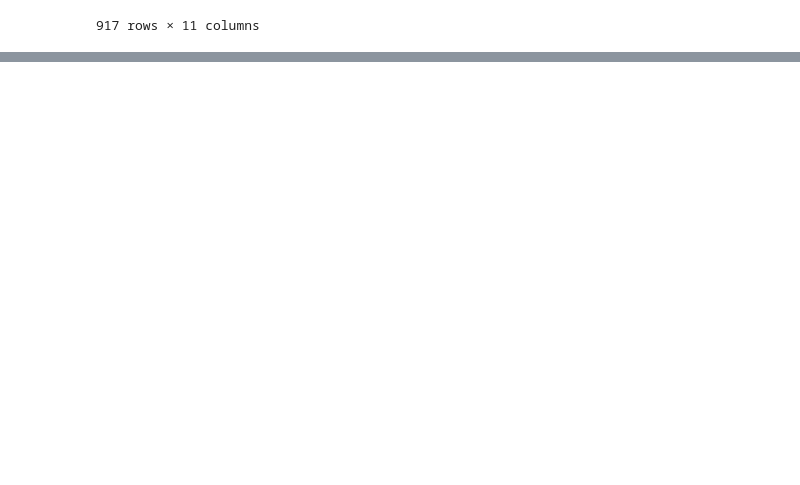
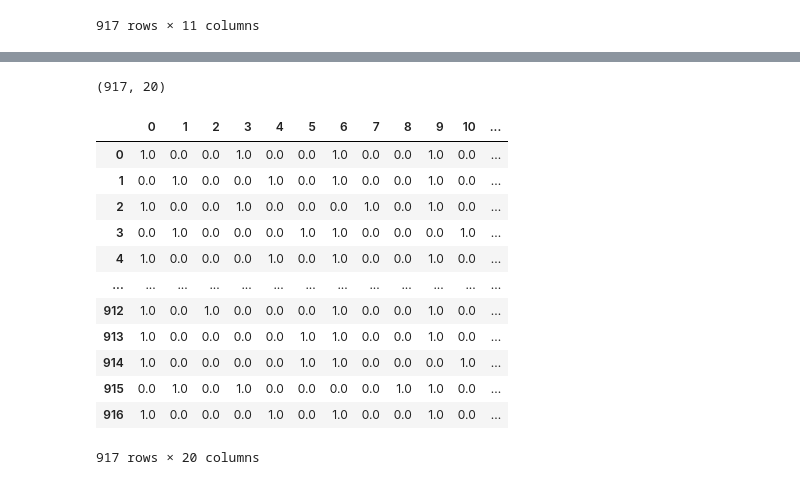
Before and after one commit to twsyas/machine_learning-course, a Jupyter notebook: preprocess.ipynb, the cells around one changed output, grey strips where cells are left out. Drawn from its saved outputs; the diff is of its cells as text; code cells hidden in the pictures; blank space fills up the shorter version.

```diff
--- a/preprocess.ipynb
+++ b/preprocess.ipynb
@@ -180,0 +194,3 @@ previsoresdf.describe()
+# %%
+previsores2 = df.iloc[:,0:11].values
+previsores2
@@ -180,0 +205,2 @@ previsoresdf.describe()
+# %%
+previsores2[:,1] = LabelEncoder().fit_transform(previsores[:,1])
@@ -180,0 +217,5 @@ previsoresdf.describe()
+# %%
+previsores2[:,2] = LabelEncoder().fit_transform(previsores[:,2])
+previsores2[:,6] = LabelEncoder().fit_transform(previsores[:,6])
+previsores2[:,8] = LabelEncoder().fit_transform(previsores[:,8])
+previsores2[:,10] = LabelEncoder().fit_transform(previsores[:,10])
@@ -180,0 +257,3 @@ previsoresdf.describe()
+# %%
+previsores3 = ColumnTransformer(transformers = [('OneHot', OneHotEncoder(),[1,2,6,8,10])],
+                                remainder='passthrough').fit_transform(previsores2)
@@ -180,0 +270,21 @@ previsoresdf.describe()
+# %%
+previsores3.shape
+# %% [output]
+(917, 20)
+# %%
+previsores3df = pd.DataFrame(previsores3)
+previsores3df
+# %% [output]
+|  | 0 | 1 | 2 | 3 | 4 | 5 | 6 | 7 | 8 | 9 | 10 | ... |
+| 0 | 1.0 | 0.0 | 0.0 | 1.0 | 0.0 | 0.0 | 1.0 | 0.0 | 0.0 | 1.0 | 0.0 | ... |
+| 1 | 0.0 | 1.0 | 0.0 | 0.0 | 1.0 | 0.0 | 1.0 | 0.0 | 0.0 | 1.0 | 0.0 | ... |
+| 2 | 1.0 | 0.0 | 0.0 | 1.0 | 0.0 | 0.0 | 0.0 | 1.0 | 0.0 | 1.0 | 0.0 | ... |
+| 3 | 0.0 | 1.0 | 0.0 | 0.0 | 0.0 | 1.0 | 1.0 | 0.0 | 0.0 | 0.0 | 1.0 | ... |
+| 4 | 1.0 | 0.0 | 0.0 | 0.0 | 1.0 | 0.0 | 1.0 | 0.0 | 0.0 | 1.0 | 0.0 | ... |
+| ... | ... | ... | ... | ... | ... | ... | ... | ... | ... | ... | ... | ... |
+| 912 | 1.0 | 0.0 | 1.0 | 0.0 | 0.0 | 0.0 | 1.0 | 0.0 | 0.0 | 1.0 | 0.0 | ... |
+| 913 | 1.0 | 0.0 | 0.0 | 0.0 | 0.0 | 1.0 | 1.0 | 0.0 | 0.0 | 1.0 | 0.0 | ... |
+| 914 | 1.0 | 0.0 | 0.0 | 0.0 | 0.0 | 1.0 | 1.0 | 0.0 | 0.0 | 0.0 | 1.0 | ... |
+| 915 | 0.0 | 1.0 | 0.0 | 1.0 | 0.0 | 0.0 | 0.0 | 0.0 | 1.0 | 1.0 | 0.0 | ... |
+| 916 | 1.0 | 0.0 | 0.0 | 0.0 | 1.0 | 0.0 | 1.0 | 0.0 | 0.0 | 1.0 | 0.0 | ... |
+917 rows × 20 columns
```
Also changed, not shown: parts of 21 cells of this notebook.
